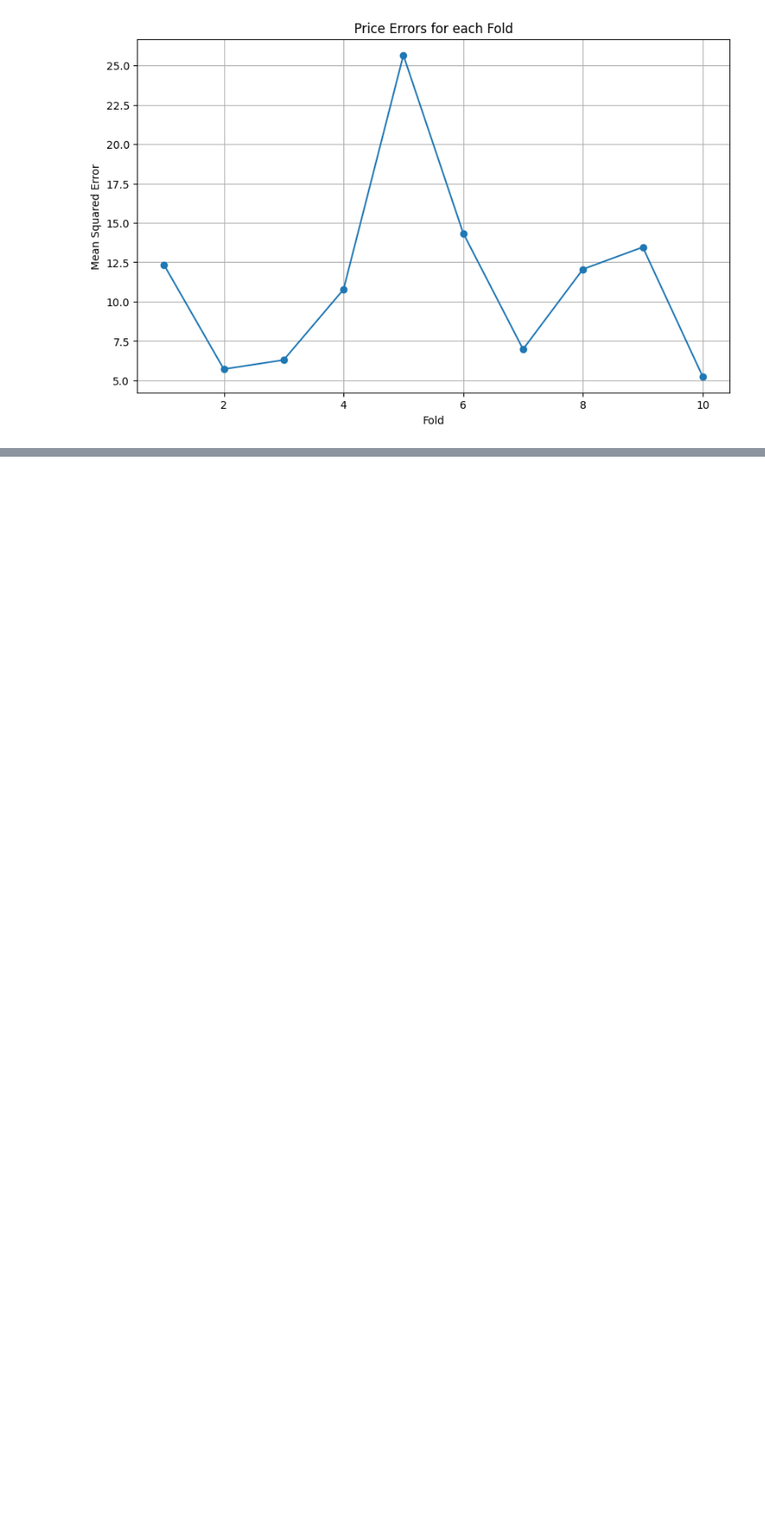
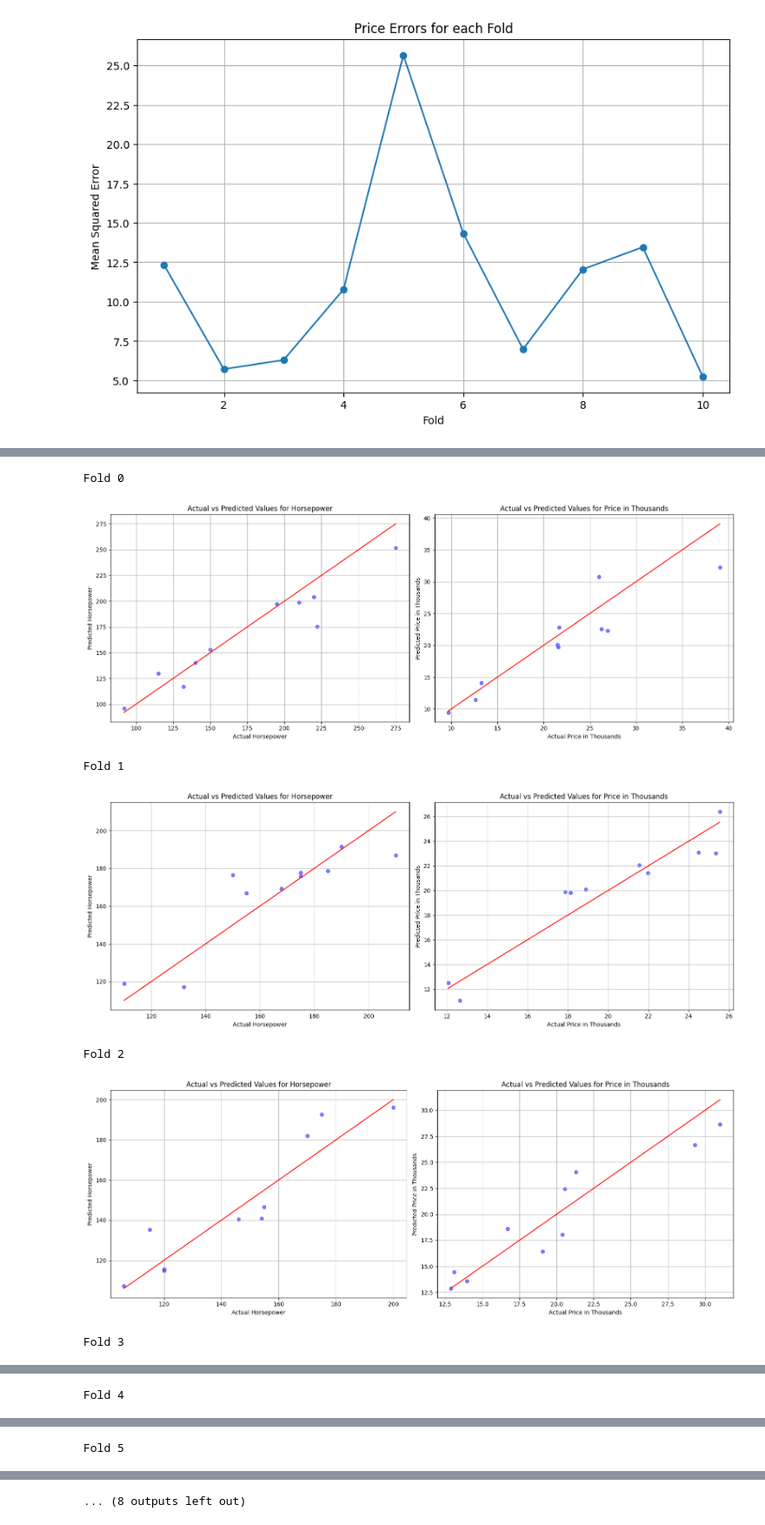
Before and after one commit to Hadi-loo/Introduction-to-Data-Science-Course, a Jupyter notebook: CA5. Multivariate Regression & Cross Validation/multivariateRegression.ipynb, the cells around one changed output, grey strips where cells are left out. Shown at 87% size. Drawn from its saved outputs; the diff is of its cells as text; code cells hidden in the pictures; blank space fills up the shorter version.

```diff
--- a/CA5. Multivariate Regression & Cross Validation/multivariateRegression.ipynb
+++ b/CA5. Multivariate Regression & Cross Validation/multivariateRegression.ipynb
@@ -231,6 +220,7 @@ def k_fold_cross_validation(X, Y, model, num_folds=5, random_state=None):
     price_errors = []
 
     for i in range(num_folds):
+        print(f"Fold {i+1}")
         start = i * fold_size
         end = (i + 1) * fold_size if i < num_folds - 1 else len(X)
 
@@ -243,8 +233,29 @@ def k_fold_cross_validation(X, Y, model, num_folds=5, random_state=None):
         model.fit(X_train, Y_train)
         predictions = model.predict(X_test)
 
-        hp_errors.append(mean_squared_error(Y_test['Horsepower'], predictions[0]))
-        price_errors.append(mean_squared_error(Y_test['Price in Thousands'], predictions[1]))
+        predicted_horsepower = predictions[0]
+        predicted_price = predictions[1]
+        Y_test_horsepower = Y_test['Horsepower'].values
+        Y_test_price = Y_test['Price in Thousands'].values
+
+        hp_errors.append(mean_squared_error(Y_test_horsepower, predicted_horsepower))
+        price_errors.append(mean_squared_error(Y_test_price, predicted_price))
+
+        fig, axes = plt.subplots(1, 2, figsize=(16, 6))
+
+        axes[0].scatter(Y_test_horsepower, predicted_horsepower, color='blue', alpha=0.5)
+        axes[0].plot([min(Y_test_horsepower), max(Y_test_horsepower)], [min(Y_test_horsepower), max(Y_test_horsepower)], color='red')
+        axes[0].set_xlabel('Actual Horsepower')
+        axes[0].set_ylabel('Predicted Horsepower')
+        axes[0].set_title('Actual vs Predicted Values for Horsepower')
+        axes[0].grid(True)
+
+        axes[1].scatter(Y_test_price, predicted_price, color='blue', alpha=0.5)
+        axes[1].plot([min(Y_test_price), max(Y_test_price)], [min(Y_test_price), max(Y_test_price)], color='red')
+        axes[1].set_xlabel('Actual Price in Thousands')
+        axes[1].set_ylabel('Predicted Price in Thousands')
+        axes[1].set_title('Actual vs Predicted Values for Price in Thousands')
+        axes[1].grid(True)
 
     return hp_errors, price_errors
 # %%
@@ -272,0 +360,11 @@ plt.show()
+# %%
+sk_model = LinearRegression()
+sk_hp_errors, sk_price_errors = sk_k_fold_cross_validation(X, Y, sk_model, num_folds=10, random_state=42)
+# %% [output]
+Fold 0
+[figure, added]
+Fold 1
+[figure, added]
+Fold 2
+[figure, added]
+Fold 3
@@ -272,0 +372 @@ plt.show()
+Fold 4
@@ -272,0 +374 @@ plt.show()
+Fold 5
@@ -272,0 +376 @@ plt.show()
+... (8 outputs left out)
```
Also changed, not shown: parts of 12 cells of this notebook.
